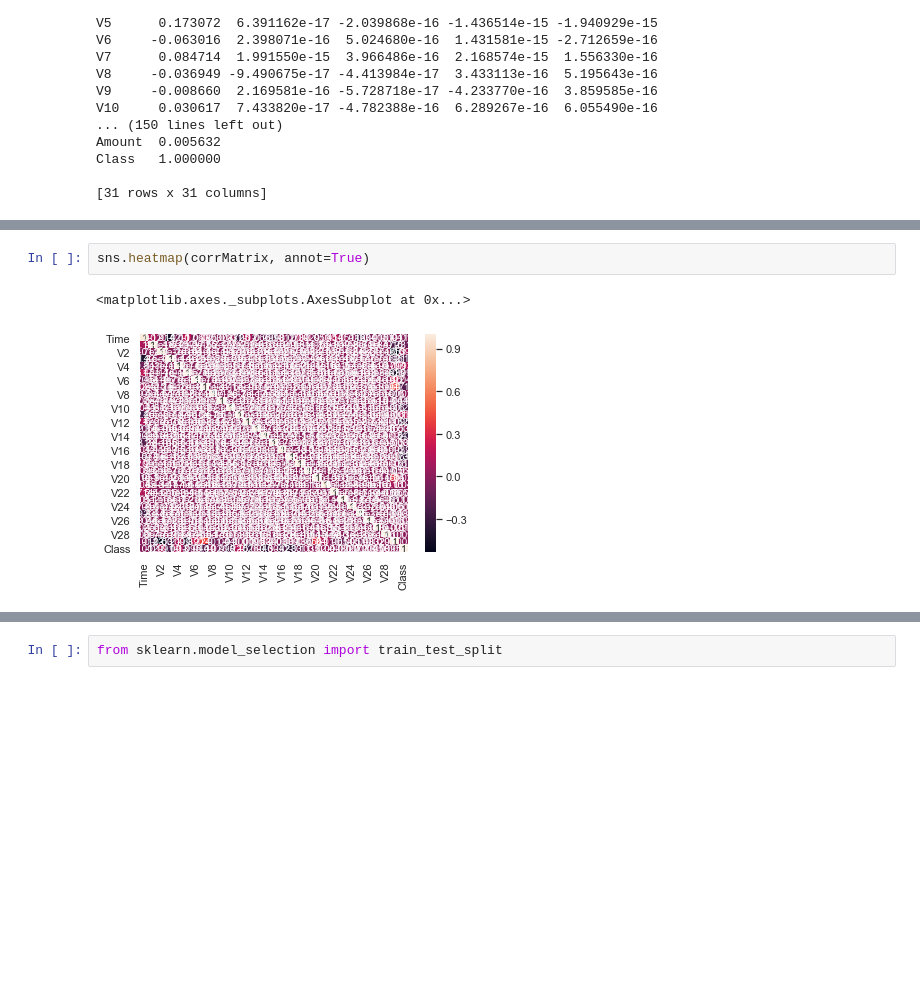
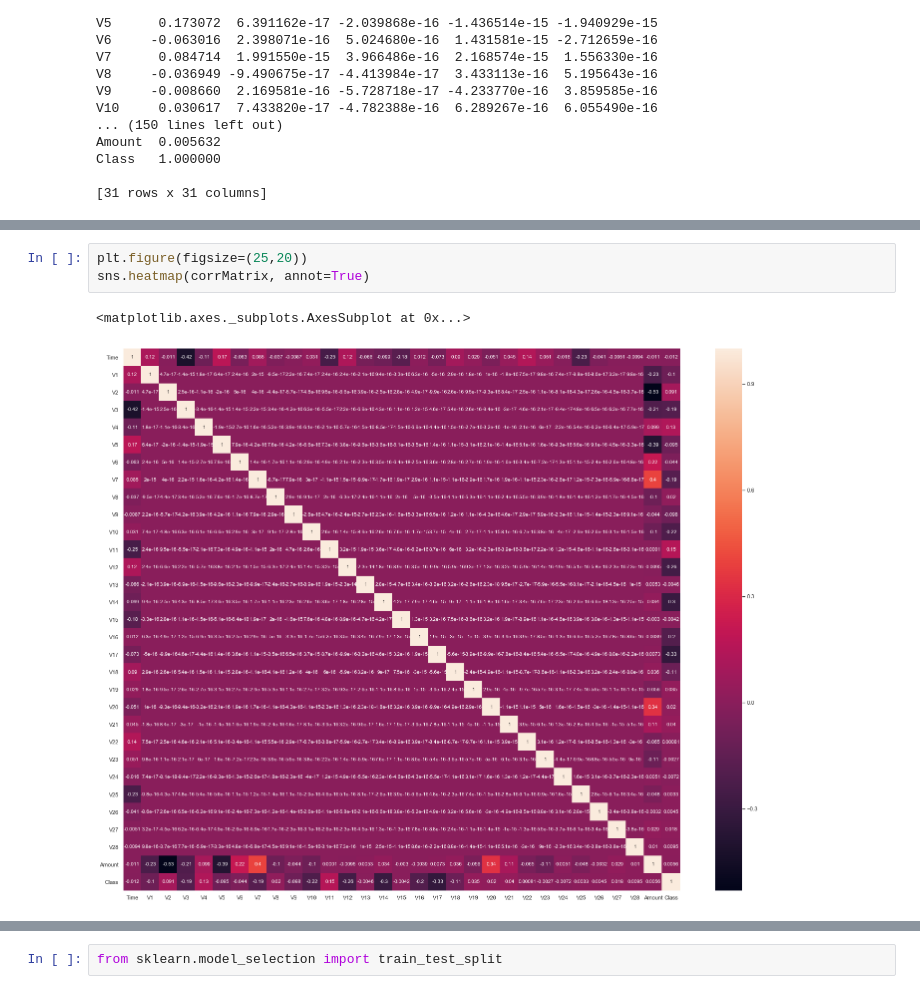
Before and after one commit to nithinreganti/Credit-card-fraud-analysis-using-various-sampling-techniques, a Jupyter notebook: Credit card fraud Analysis.ipynb, the cells around one changed output, grey strips where cells are left out. Drawn from its saved outputs; the diff is of its cells as text; blank space fills up the shorter version.

```diff
--- a/Credit card fraud Analysis.ipynb
+++ b/Credit card fraud Analysis.ipynb
@@ -87,5 +88,6 @@ ax.set_xticklabels(
 # %%
+plt.figure(figsize=(25,20))
 sns.heatmap(corrMatrix, annot=True)
 # %% [output]
 <matplotlib.axes._subplots.AxesSubplot at 0x...>
-[figure, old version]
+[figure, new version]
```
Also changed, not shown: parts of 6 cells of this notebook.
